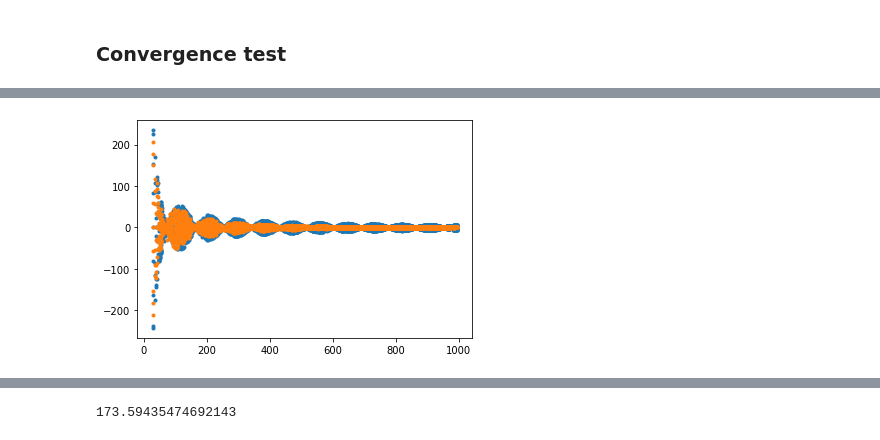
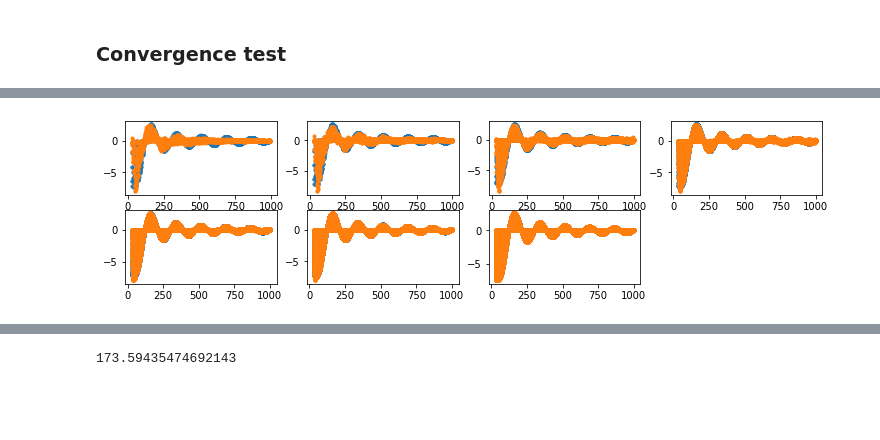
Before and after one commit to fredriclam/quail_volcano, a Jupyter notebook: scenarios/sphere/sphere_analysis.ipynb, the cells around one changed output, grey strips where cells are left out. Drawn from its saved outputs; the diff is of its cells as text; code cells hidden in the pictures; blank space fills up the shorter version.

```diff
--- a/scenarios/sphere/sphere_analysis.ipynb
+++ b/scenarios/sphere/sphere_analysis.ipynb
@@ -636,6 +636,17 @@ def compare_at_qpoints(U, t, solver):
   xq = solver.elem_helpers.x_elems
   rq = np.linalg.norm(xq, axis=-1, keepdims=True)
   thetaq = np.arctan2(xq[...,1:2], xq[...,0:1])
+  # Velocity computation
+  rho = Uq[:,:,0:3].sum(axis=-1, keepdims=True)
+  vel = Uq[:,:,3:5] / rho
+  nhat = solver.elem_helpers.x_elems / np.linalg.norm(solver.elem_helpers.x_elems, axis=-1, keepdims=True)
+  that = np.einsum("ijk, mk -> ijm", nhat, np.array([[0, -1,],[1, 0]]))
+  urq = np.einsum("ijk, ijk -> ij",
+    vel,
+    nhat)[:,:,np.newaxis]
+  utq = np.einsum("ijk, ijk -> ij",
+    vel,
+    that)[:,:,np.newaxis]
   # Get integration weights (nq, 1)
   wq = solver.elem_helpers.quad_wts
   # Map analytic solution over rq, thetaq, time t
@@ -655,30 +666,57 @@ def compare_at_qpoints(U, t, solver):
                   (pq_analytic - pq),
                   solver.elem_helpers.djac_elems,
                   wq)) / (np.pi / 2 * 1000**2) # Half-disk scaling (sphere volume divided by 2pi)
-  return xq, rq, thetaq, pq, rp, pq_analytic, rp_analytic, ep_L2
+  # L2 error (Cartesian integration)
+  # ep_L2 = np.sqrt(np.einsum("ijk, ijk, ijk, jk ->",
+  #                 xq[...,0:1] * (utq_analytic - utq),
+  #                 xq[...,0:1] * (utq_analytic - utq),
+  #                 solver.elem_helpers.djac_elems,
+  #                 wq)) / (np.pi / 2 * 1000**2) # Half-disk scaling (sphere volume divided by 2pi)
+  return xq, rq, thetaq, pq, rp, pq_analytic, rp_analytic, ep_L2, urq, utq, urq_analytic, utq_analytic
 # %%
 # Dict containing the scaled L2 error and true h of mesh
 errs_L2_h = dict()
 # %%
-file_out_radix = "sphere_h85p1_"
-npz_load = lambda i: np.load(f"{file_out_radix}{i}.npz")
-solver_from = lambda file_idx: readwritedatafiles.read_data_file(
-  f"{file_out_radix}{file_idx}.pkl")
+def compute_and_plot_errs(file_out_radix, load_index):
+  npz_load = lambda i: np.load(f"{file_out_radix}{i}.npz")
+  solver_from = lambda file_idx: readwritedatafiles.read_data_file(
+    f"{file_out_radix}{file_idx}.pkl")
 
-solver = solver_from(0)
-dat_frame = npz_load(6)
-U = dat_frame["state_coeffs"]
-t = dat_frame["time"]
-print(f"t = {t} s")
+  solver = solver_from(0)
+  dat_frame = npz_load(load_index)
+  U = dat_frame["state_coeffs"]
+  t = dat_frame["time"]
+  print(f"t = {t} s")
 
-xq, rq, thetaq, pq, rp, pq_analytic, rp_analytic, ep_L2 = compare_at_qpoints(U, t, solver)
+  xq, rq, thetaq, pq, rp, pq_analytic, rp_analytic, ep_L2, urq, utq, urq_analytic, utq_analytic = compare_at_qpoints(U, t, solver)
 
-plt.plot(rq.ravel(), pq_analytic.ravel(), '.')
-plt.plot(rq.ravel(), pq.ravel(), '.')
+  # plt.plot(rq.ravel(), pq_analytic.ravel(), '.')
+  # plt.plot(rq.ravel(), pq.ravel(), '.')
+  # plt.plot(rq.ravel(), urq_analytic.ravel(), '.')
+  # plt.plot(rq.ravel(), urq.ravel(), '.')
+  plt.plot(rq.ravel(), xq[...,0:1].ravel() * utq_analytic.ravel(), '.')
+  plt.plot(rq.ravel(), xq[...,0:1].ravel() * utq.ravel(), '.')
 
-x_tri = solver.mesh.node_coords[solver.mesh.elem_to_node_IDs]
-hmax = np.linalg.norm(np.stack((x_tri[:,1,:] - x_tri[:,0,:],
-x_tri[:,2,:] - x_tri[:,1,:],
-x_tri[:,0,:] - x_tri[:,2,:]), axis=1), axis=-1).max()
-errs_L2_h[85] = (ep_L2, hmax)
+  x_tri = solver.mesh.node_coords[solver.mesh.elem_to_node_IDs]
+  hmax = np.linalg.norm(np.stack((x_tri[:,1,:] - x_tri[:,0,:],
+    x_tri[:,2,:] - x_tri[:,1,:],
+    x_tri[:,0,:] - x_tri[:,2,:]), axis=1), axis=-1).max()
+
+  return (ep_L2, hmax)
+
+plt.figure(figsize=(12.5, 3))
+plt.subplot(2,4,1)
+errs_L2_h[120] = compute_and_plot_errs("sphere_h120p1_", 2)
+plt.subplot(2,4,2)
+errs_L2_h[85] = compute_and_plot_errs("sphere_h85p1_", 6)
+plt.subplot(2,4,3)
+errs_L2_h[51] = compute_and_plot_errs("sphere_h51p1_", 10)
+plt.subplot(2,4,4)
+errs_L2_h[34] = compute_and_plot_errs("sphere_h34p1_", 18)
+plt.subplot(2,4,5)
+errs_L2_h[24] = compute_and_plot_errs("sphere_h24p1_", 8)
+plt.subplot(2,4,6)
+errs_L2_h[17] = compute_and_plot_errs("sphere_h17p1_", 30)
+plt.subplot(2,4,7)
+errs_L2_h[8.5] = compute_and_plot_errs("sphere_h8p5p1_", 60)
 # %% [output]
@@ -686,2 +730,2 @@ t = 5.999999999999981 s
-[figure, old version]
+[figure, new version]
 # %%
```
Also changed, not shown: parts of 10 cells of this notebook, 14 other files.
